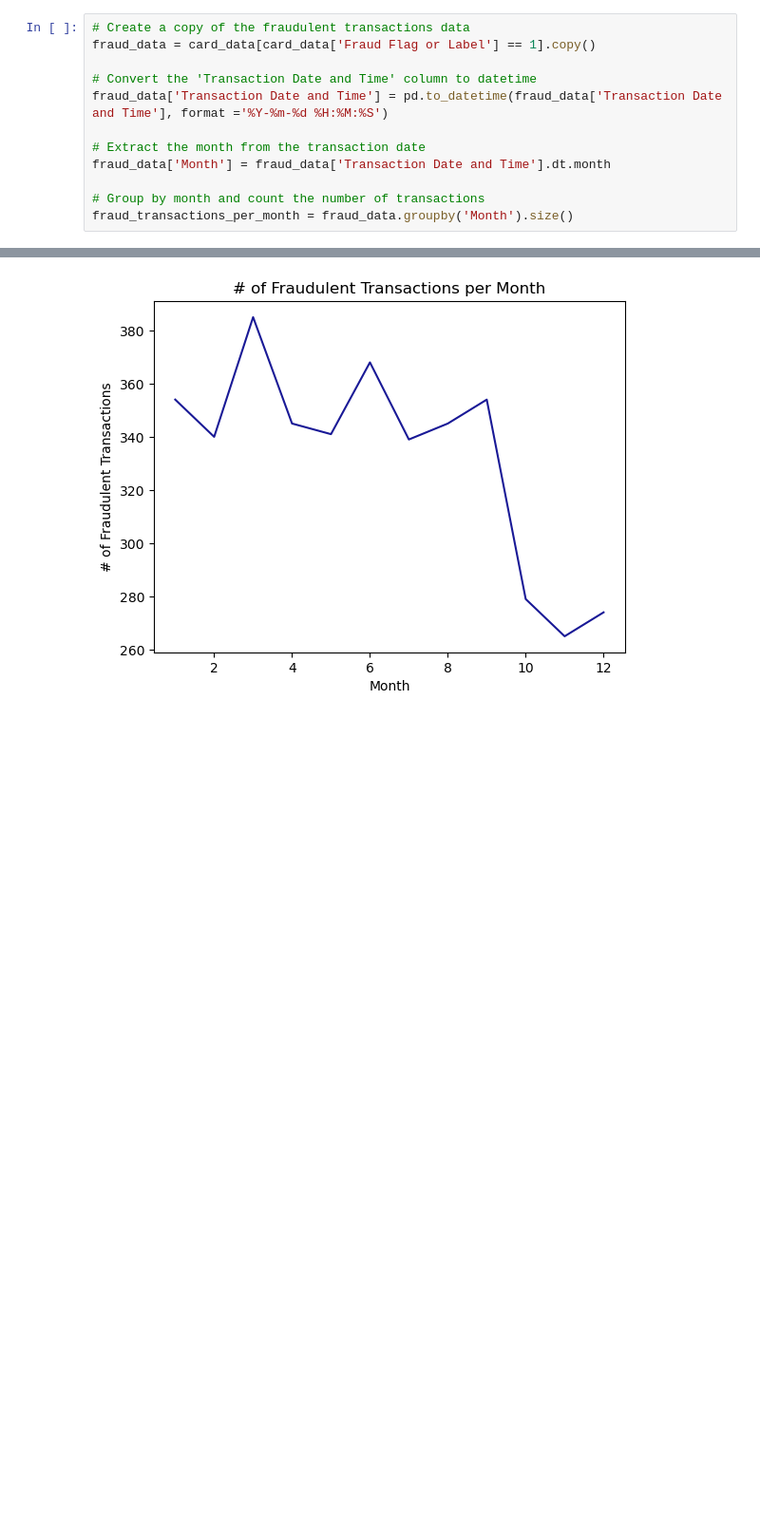
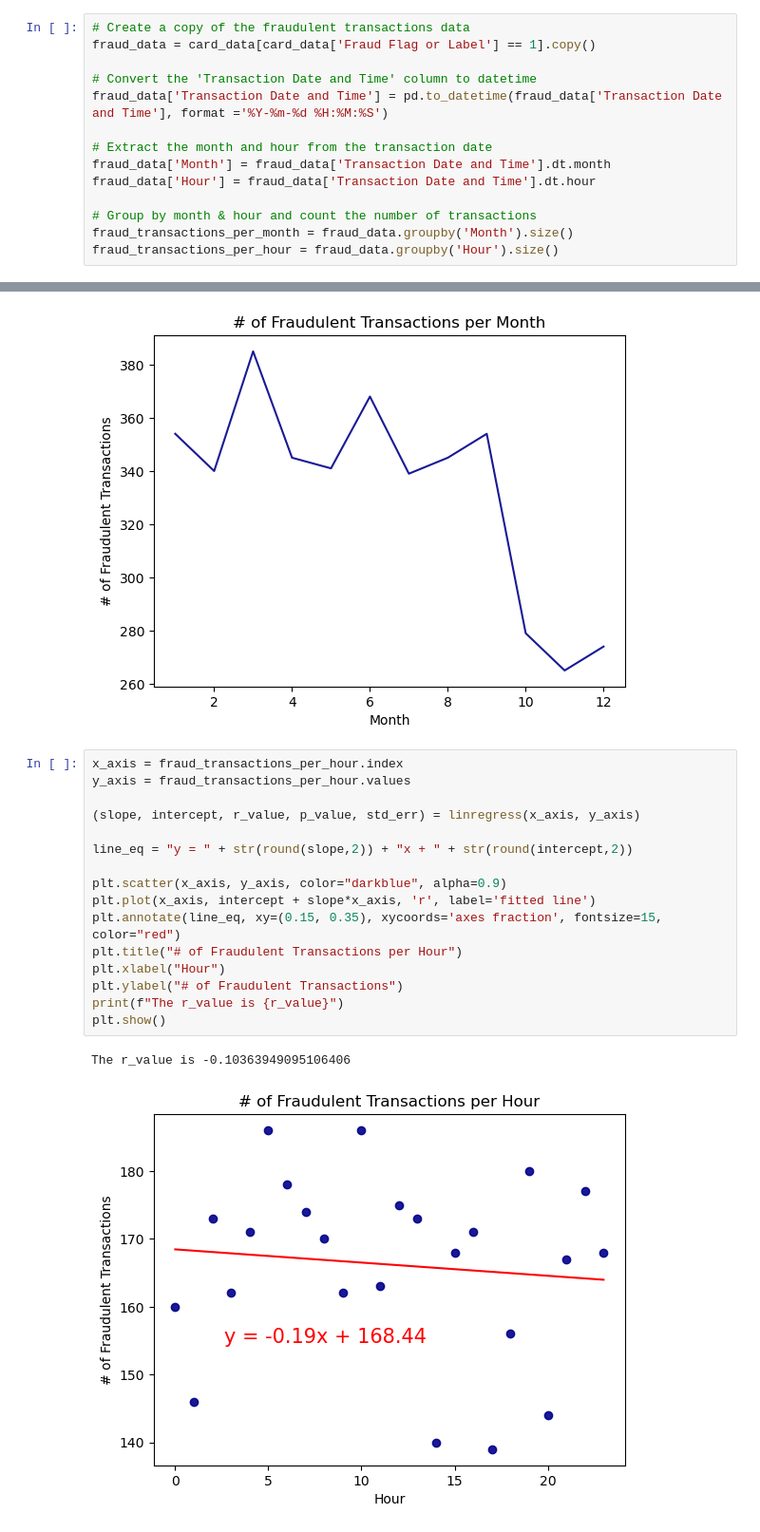
Before and after one commit to Ernawaty2024/project_1_CC_Fraud_analysis, a Jupyter notebook: project1.ipynb, the cells around one changed output, grey strips where cells are left out. Shown at 95% size. Cells and saved outputs as stored; diff of their text form; blank space fills up the shorter version.

```diff
--- a/project1.ipynb
+++ b/project1.ipynb
@@ -110,11 +110,13 @@ fraud_data = card_data[card_data['Fraud Flag or Label'] == 1].copy()
 # Convert the 'Transaction Date and Time' column to datetime
 fraud_data['Transaction Date and Time'] = pd.to_datetime(fraud_data['Transaction Date and Time'], format ='%Y-%m-%d %H:%M:%S')
 
-# Extract the month from the transaction date
+# Extract the month and hour from the transaction date
 fraud_data['Month'] = fraud_data['Transaction Date and Time'].dt.month
+fraud_data['Hour'] = fraud_data['Transaction Date and Time'].dt.hour
 
-# Group by month and count the number of transactions
+# Group by month & hour and count the number of transactions
 fraud_transactions_per_month = fraud_data.groupby('Month').size()
+fraud_transactions_per_hour = fraud_data.groupby('Hour').size()
 # %%
 # Seperated all the date data into 'year', 'month', 'day'.
 card_data_transaction_year = card_data_transaction_date.dt.year
@@ -203,3 +205,22 @@ plt.ylabel("# of Fraudulent Transactions")
 plt.show()
 # %% [output]
 [figure]
+# %%
+x_axis = fraud_transactions_per_hour.index
+y_axis = fraud_transactions_per_hour.values
+
+(slope, intercept, r_value, p_value, std_err) = linregress(x_axis, y_axis)
+
+line_eq = "y = " + str(round(slope,2)) + "x + " + str(round(intercept,2))
+
+plt.scatter(x_axis, y_axis, color="darkblue", alpha=0.9)
+plt.plot(x_axis, intercept + slope*x_axis, 'r', label='fitted line')
+plt.annotate(line_eq, xy=(0.15, 0.35), xycoords='axes fraction', fontsize=15, color="red")
+plt.title("# of Fraudulent Transactions per Hour")
+plt.xlabel("Hour")
+plt.ylabel("# of Fraudulent Transactions")
+print(f"The r_value is {r_value}")
+plt.show()
+# %% [output]
+The r_value is -0.10363949095106406
+[figure, added]
```
